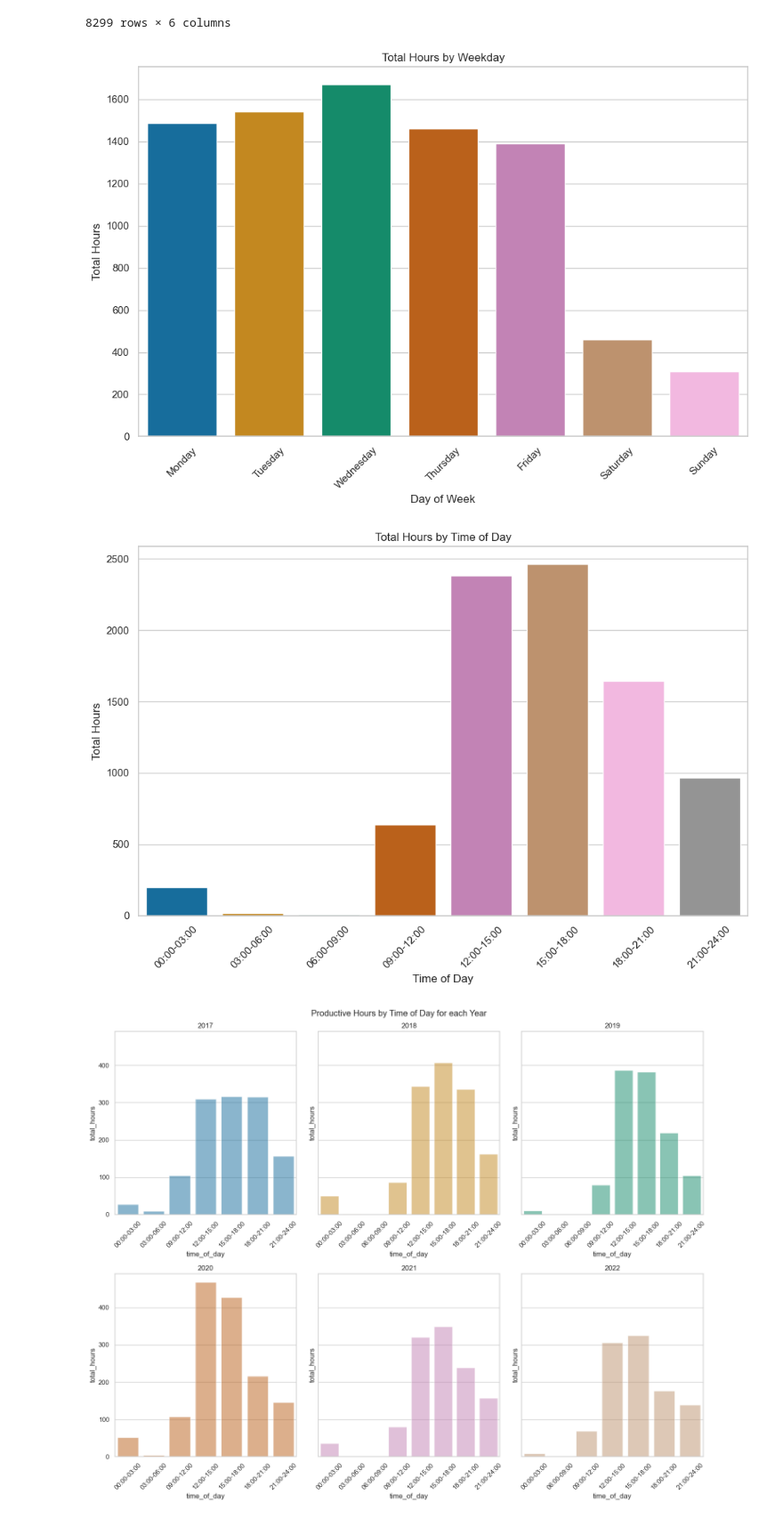
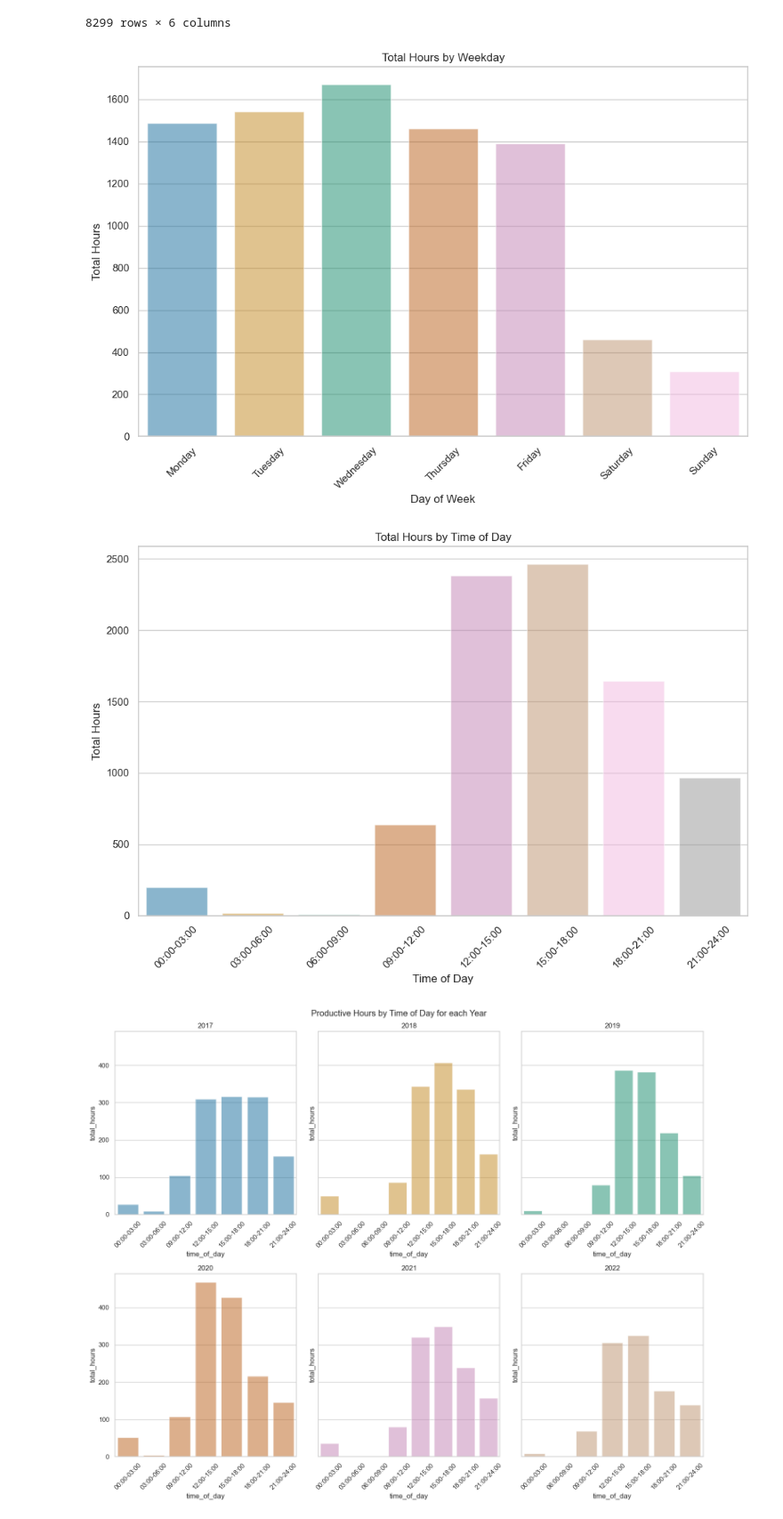
Before and after one commit to awkwardarm/Portfolio-Projects, a Jupyter notebook: Porftolio Project - Time Tracking.ipynb, the cells around one changed output. Shown at 89% size. Saved outputs shown, nothing was run; the diff lists cells and outputs as text; code cells hidden in the pictures.

```diff
--- a/Porftolio Project - Time Tracking.ipynb
+++ b/Porftolio Project - Time Tracking.ipynb
@@ -137,35 +137,35 @@ query = '''
         END AS numeric_day,
         day_of_week,
         SUM(hours) AS total_hours
     FROM time_tracking
     GROUP BY 1
     ORDER BY 1 ASC;
     '''
 
 # create dataframe from query
 weekday_totals = psql.sqldf(query, locals())
 
 plt.figure(figsize=(10,7))
 ax = plt.subplot()
 
 # Set the style of seaborn
 sns.set(style="whitegrid")
 
 # Choose a colorblind-friendly palette
 palette = sns.color_palette("colorblind", n_colors=len(weekday_totals))
 
 # Create the bar plot with the chosen palette
-sns.barplot(x='day_of_week', y='total_hours', data=weekday_totals, palette=palette)
+sns.barplot(x='day_of_week', y='total_hours', data=weekday_totals, palette=palette, alpha = 0.5)
 plt.xticks(rotation=45)
 plt.xlabel('Day of Week')
 plt.ylabel('Total Hours')
 title = 'Total Hours by Weekday'
 plt.title(title)
 plt.tight_layout()  # Ensures that labels and titles fit within the plot area
 plt.savefig(os.path.join('Visualizations', title))
 plt.show()
 # %% [output]
-[figure, old version]
+[figure, new version]
 # %%
 # Are certain times of day when I am more productive?
 
@@ -210,7 +210,7 @@ sns.set(style="whitegrid")
 palette = sns.color_palette("colorblind", n_colors=len(time_of_day))
 
 # Create the bar plot with the chosen palette
-sns.barplot(x='time_of_day', y='total_hours', data=time_of_day, palette=palette)
+sns.barplot(x='time_of_day', y='total_hours', data=time_of_day, palette=palette, alpha = 0.5)
 plt.xticks(rotation=45)
 plt.xlabel('Time of Day')
 plt.ylabel('Total Hours')
@@ -220,7 +220,7 @@ plt.tight_layout()  # Ensures that labels and titles fit within the plot area
 plt.savefig(os.path.join('Visualizations', title))
 plt.show()
 # %% [output]
-[figure, old version]
+[figure, new version]
 # %%
 # How has my productivity by time of day changed over the years?
 
```
Also changed, not shown: parts of 11 cells of this notebook, 8 other files.
